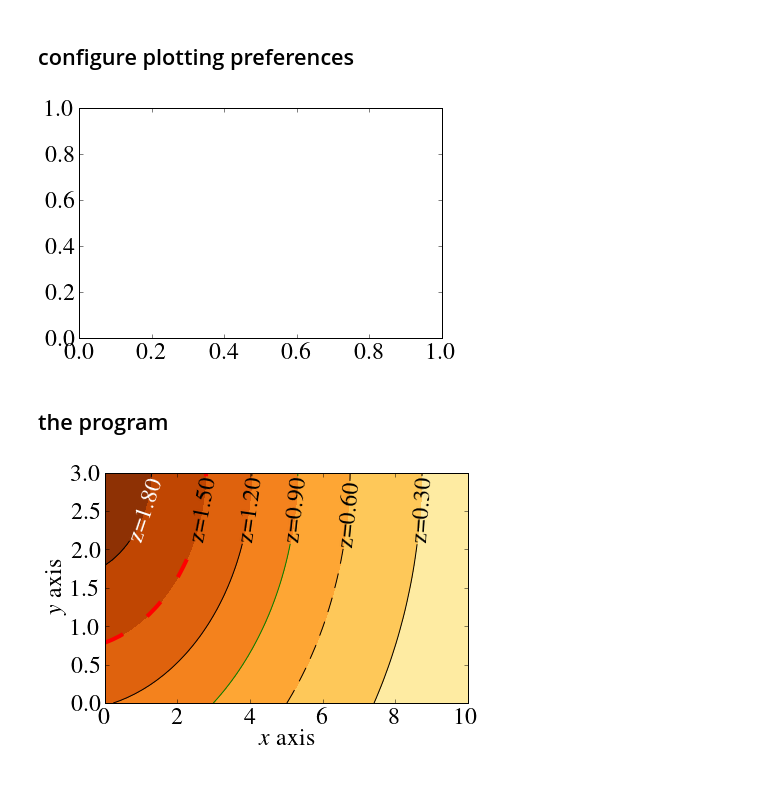
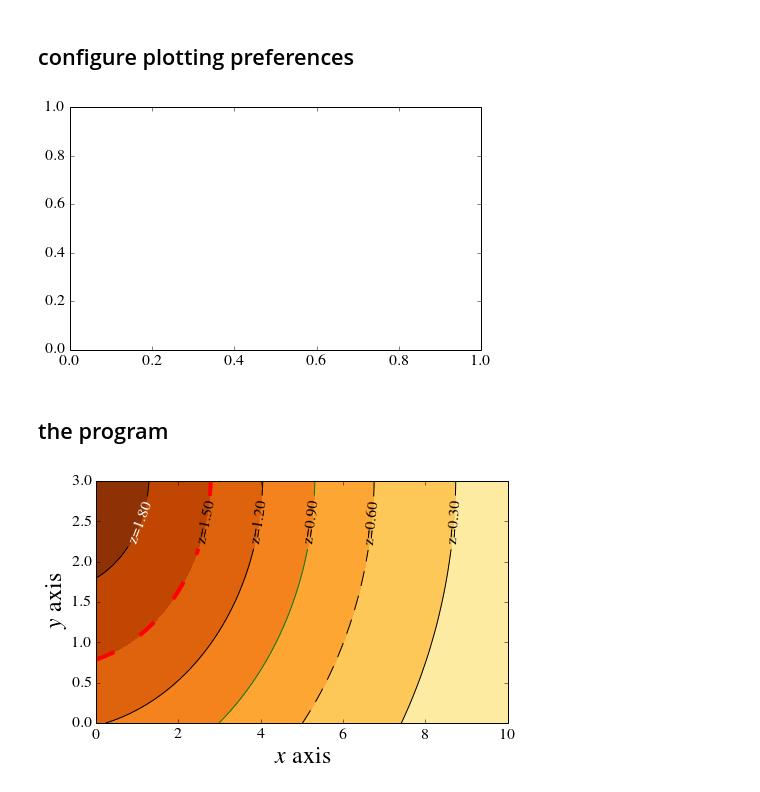
Before and after one commit to yairmau/ipython_notebook, a Jupyter notebook: contours.ipynb, the cells around one changed output. Saved outputs shown, nothing was run; the diff lists cells and outputs as text; code cells hidden in the pictures.

```diff
--- a/contours.ipynb
+++ b/contours.ipynb
@@ -9,7 +9,6 @@ from IPython.display import Math
 # %% [markdown]
 ## configure plotting preferences
 # %%
-plt.clf()
 # http://wiki.scipy.org/Cookbook/Matplotlib/LaTeX_Examples
 pts_per_inch=72.27       # this is a latex constant, don't change it.
 text_width_in_pts=246.0  # write "\the\textwidth" (or "\showthe\columnwidth" for a 2 collumn text)
@@ -17,39 +16,39 @@ text_width_in_pts=246.0  # write "\the\textwidth" (or "\showthe\columnwidth" for
 text_width_in_inches=text_width_in_pts/pts_per_inch
 golden_ratio=0.618       # make rectangles with a nice proportion
 inverse_latex_scale=2    # figure.png or figure.eps will be intentionally larger, because it is prettier
                          # when compiling latex code, use \includegraphics[scale=(1/inverse_latex_scale)]{figure}
 fig_proportion = (3.0/3.0) # we want the figure to occupy 2/3 (for example) of the text width
 csize=inverse_latex_scale*fig_proportion*text_width_in_inches
 fig_size=(1.0*csize,golden_ratio*csize)  # always 1.0 on the first argument
-fig=plt.figure(1,figsize=fig_size)     # figsize accepts only inches. if you rather think in cm, change the code yourself.
-fig.clf()
-fig.subplots_adjust(left=0.12, right=0.96,top=0.98, bottom=0.18,hspace=0.00,wspace=0.03)
-ax=fig.add_subplot(111)
-
 text_size=inverse_latex_scale*12  # find out the fontsize of your latex text, and put it here
 tick_size=inverse_latex_scale*8
 # learn how to configure: http://matplotlib.sourceforge.net/users/customizing.html
 params = {'backend': 'ps',
           'axes.labelsize': text_size,
           #'axes.linewidth' : 0,
           'text.fontsize': text_size,
           'legend.fontsize': text_size,
           'legend.handlelength': 2.5,
           'legend.borderaxespad': 0,
           'xtick.labelsize': tick_size,
           'ytick.labelsize': tick_size,
           'font.family':'serif',
           'font.size': text_size,
           'font.serif':['Times'], # Times, Palatino, New Century Schoolbook, Bookman, Computer Modern Roman
           'ps.usedistiller': 'xpdf',
           'text.usetex': True,
           'figure.figsize': fig_size}
 plt.rcParams.update(params)
 
+fig=plt.figure(1,figsize=fig_size)     # figsize accepts only inches. if you rather think in cm, change the code yourself.
+fig.clf()
+fig.subplots_adjust(left=0.12, right=0.96,top=0.98, bottom=0.18,hspace=0.00,wspace=0.03)
+ax=fig.add_subplot(111)
+
 plt.hold('on')
 plt.ion()
 # %% [output]
-[figure, old version]
+[figure, new version]
 # %%
 def truncate_colormap(cmap, minval=0.0, maxval=1.0, n=256):
     new_cmap = matplotlib.colors.LinearSegmentedColormap.from_list(
@@ -84,14 +83,14 @@ zcontour.set(color='red', linestyle=[(0, dash2)], linewidth=4)
 
 # labels
 manual_locations = [(1.0,2.5),(2.5,2.5),(3.8,2.5),(5.0,2.5),(6.2,2.5),(8.3,2.5)]
-ax.clabel(cont, inline=1, fontsize=text_size,fmt='z=%.2f',manual=manual_locations,colors=5*['black']+['white'])
+ax.clabel(cont, inline=1, fontsize=tick_size,fmt='z=%.2f%%',manual=manual_locations,colors=5*['black']+['white'])
 
 ax.set_xlabel(r"$x$ axis")
 ax.set_ylabel(r"$y$ axis")
 
 fig
 # %% [output]
-[figure, old version]
+[figure, new version]
 # %%
 # save figure
 fig.savefig("cont.png",dpi=300)#,bbox_inches='tight')
```
Also changed, not shown: parts of 1 cell of this notebook, 2 other files.
